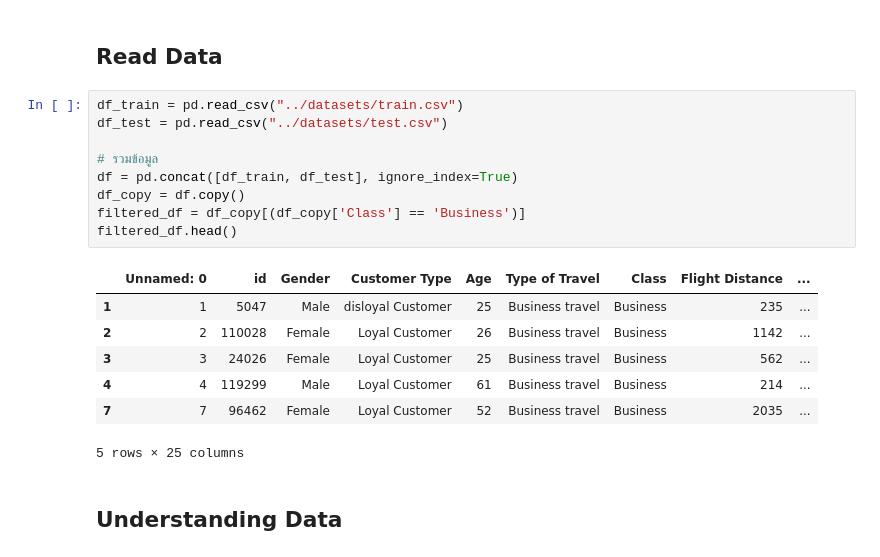
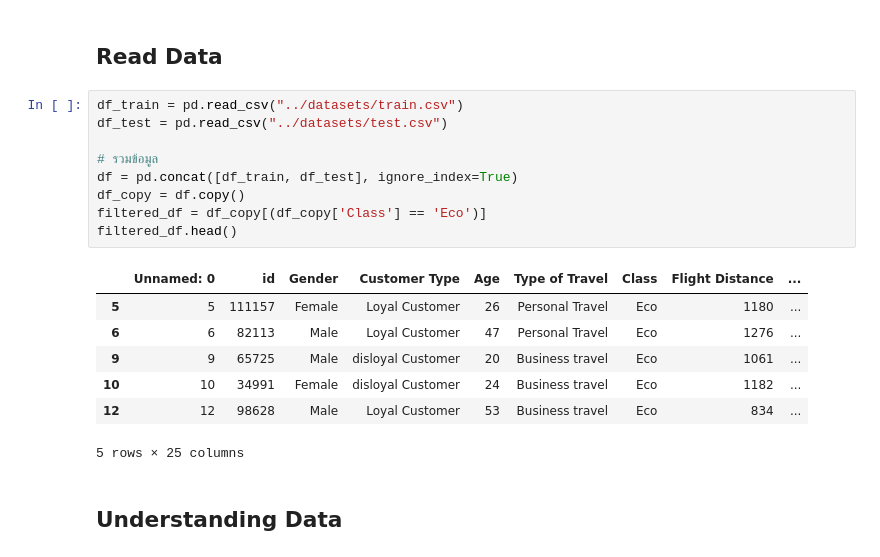
Before and after one commit to MLol-3/AeroPulse, a Jupyter notebook: data-analysis/data_dummy.ipynb, the cells around one changed output. Saved outputs shown, nothing was run; the diff lists cells and outputs as text.

```diff
--- a/data-analysis/data_dummy.ipynb
+++ b/data-analysis/data_dummy.ipynb
@@ -10,19 +10,19 @@ from sklearn.model_selection import cross_val_score
 # %%
 df_train = pd.read_csv("../datasets/train.csv")
 df_test = pd.read_csv("../datasets/test.csv")
 
 # รวมข้อมูล
 df = pd.concat([df_train, df_test], ignore_index=True)
 df_copy = df.copy()
-filtered_df = df_copy[(df_copy['Class'] == 'Business')]
+filtered_df = df_copy[(df_copy['Class'] == 'Eco')]
 filtered_df.head()
 # %% [output]
 |  | Unnamed: 0 | id | Gender | Customer Type | Age | Type of Travel | Class | Flight Distance | ... |
-| 1 | 1 | 5047 | Male | disloyal Customer | 25 | Business travel | Business | 235 | ... |
-| 2 | 2 | 110028 | Female | Loyal Customer | 26 | Business travel | Business | 1142 | ... |
-| 3 | 3 | 24026 | Female | Loyal Customer | 25 | Business travel | Business | 562 | ... |
-| 4 | 4 | 119299 | Male | Loyal Customer | 61 | Business travel | Business | 214 | ... |
-| 7 | 7 | 96462 | Female | Loyal Customer | 52 | Business travel | Business | 2035 | ... |
+| 5 | 5 | 111157 | Female | Loyal Customer | 26 | Personal Travel | Eco | 1180 | ... |
+| 6 | 6 | 82113 | Male | Loyal Customer | 47 | Personal Travel | Eco | 1276 | ... |
+| 9 | 9 | 65725 | Male | disloyal Customer | 20 | Business travel | Eco | 1061 | ... |
+| 10 | 10 | 34991 | Female | disloyal Customer | 24 | Business travel | Eco | 1182 | ... |
+| 12 | 12 | 98628 | Male | Loyal Customer | 53 | Business travel | Eco | 834 | ... |
 5 rows × 25 columns
 # %% [markdown]
 ## Understanding Data
```
Also changed, not shown: parts of 16 cells of this notebook, 4 other files.
